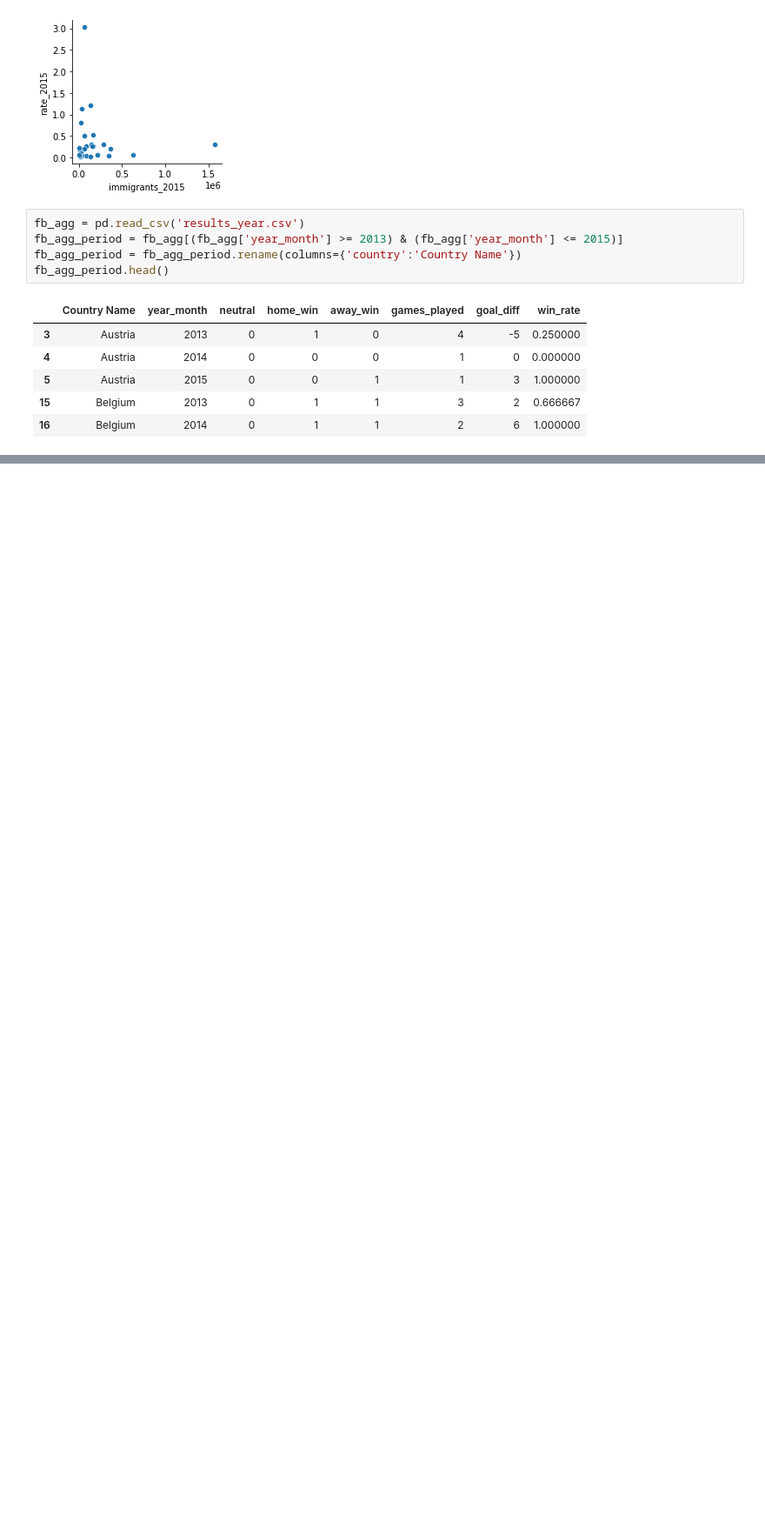
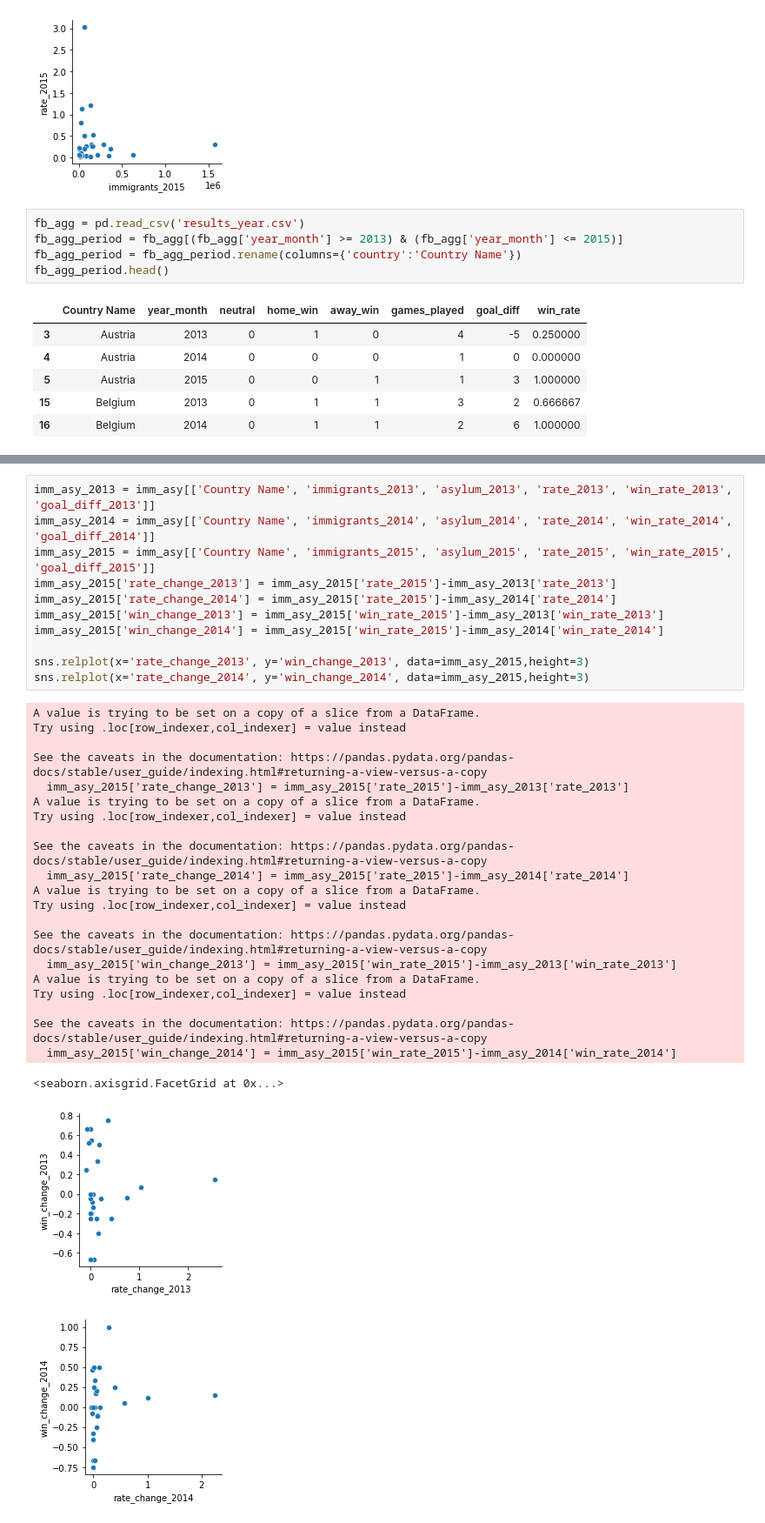
Before and after one commit to silva-nick/cs216-final, a Jupyter notebook: Cleaned Data and Immigration.ipynb, the cells around one changed output, grey strips where cells are left out. Shown at 87% size. Saved outputs shown, nothing was run; the diff lists cells and outputs as text; blank space fills up the shorter version.

Commit message:
data with graphs

```diff
--- a/Cleaned Data and Immigration.ipynb
+++ b/Cleaned Data and Immigration.ipynb
@@ -191,0 +182,35 @@ imm_asy
+# %%
+imm_asy_2013 = imm_asy[['Country Name', 'immigrants_2013', 'asylum_2013', 'rate_2013', 'win_rate_2013', 'goal_diff_2013']]
+imm_asy_2014 = imm_asy[['Country Name', 'immigrants_2014', 'asylum_2014', 'rate_2014', 'win_rate_2014', 'goal_diff_2014']]
+imm_asy_2015 = imm_asy[['Country Name', 'immigrants_2015', 'asylum_2015', 'rate_2015', 'win_rate_2015', 'goal_diff_2015']]
+imm_asy_2015['rate_change_2013'] = imm_asy_2015['rate_2015']-imm_asy_2013['rate_2013']
+imm_asy_2015['rate_change_2014'] = imm_asy_2015['rate_2015']-imm_asy_2014['rate_2014']
+imm_asy_2015['win_change_2013'] = imm_asy_2015['win_rate_2015']-imm_asy_2013['win_rate_2013']
+imm_asy_2015['win_change_2014'] = imm_asy_2015['win_rate_2015']-imm_asy_2014['win_rate_2014']
+
+sns.relplot(x='rate_change_2013', y='win_change_2013', data=imm_asy_2015,height=3)
+sns.relplot(x='rate_change_2014', y='win_change_2014', data=imm_asy_2015,height=3)
+# %% [output]
+A value is trying to be set on a copy of a slice from a DataFrame.
+Try using .loc[row_indexer,col_indexer] = value instead
+
+See the caveats in the documentation: https://pandas.pydata.org/pandas-docs/stable/user_guide/indexing.html#returning-a-view-versus-a-copy
+  imm_asy_2015['rate_change_2013'] = imm_asy_2015['rate_2015']-imm_asy_2013['rate_2013']
+A value is trying to be set on a copy of a slice from a DataFrame.
+Try using .loc[row_indexer,col_indexer] = value instead
+
+See the caveats in the documentation: https://pandas.pydata.org/pandas-docs/stable/user_guide/indexing.html#returning-a-view-versus-a-copy
+  imm_asy_2015['rate_change_2014'] = imm_asy_2015['rate_2015']-imm_asy_2014['rate_2014']
+A value is trying to be set on a copy of a slice from a DataFrame.
+Try using .loc[row_indexer,col_indexer] = value instead
+
+See the caveats in the documentation: https://pandas.pydata.org/pandas-docs/stable/user_guide/indexing.html#returning-a-view-versus-a-copy
+  imm_asy_2015['win_change_2013'] = imm_asy_2015['win_rate_2015']-imm_asy_2013['win_rate_2013']
+A value is trying to be set on a copy of a slice from a DataFrame.
+Try using .loc[row_indexer,col_indexer] = value instead
+
+See the caveats in the documentation: https://pandas.pydata.org/pandas-docs/stable/user_guide/indexing.html#returning-a-view-versus-a-copy
+  imm_asy_2015['win_change_2014'] = imm_asy_2015['win_rate_2015']-imm_asy_2014['win_rate_2014']
+<seaborn.axisgrid.FacetGrid at 0x...>
+[figure, added]
+[figure, added]
```
Also changed, not shown: parts of 1 cell of this notebook.
